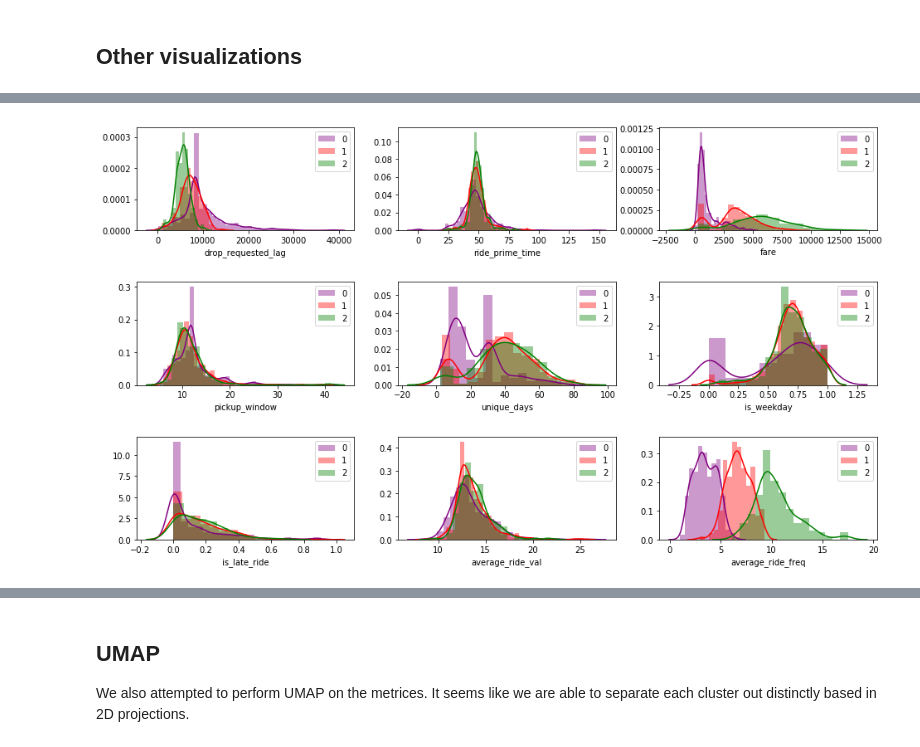
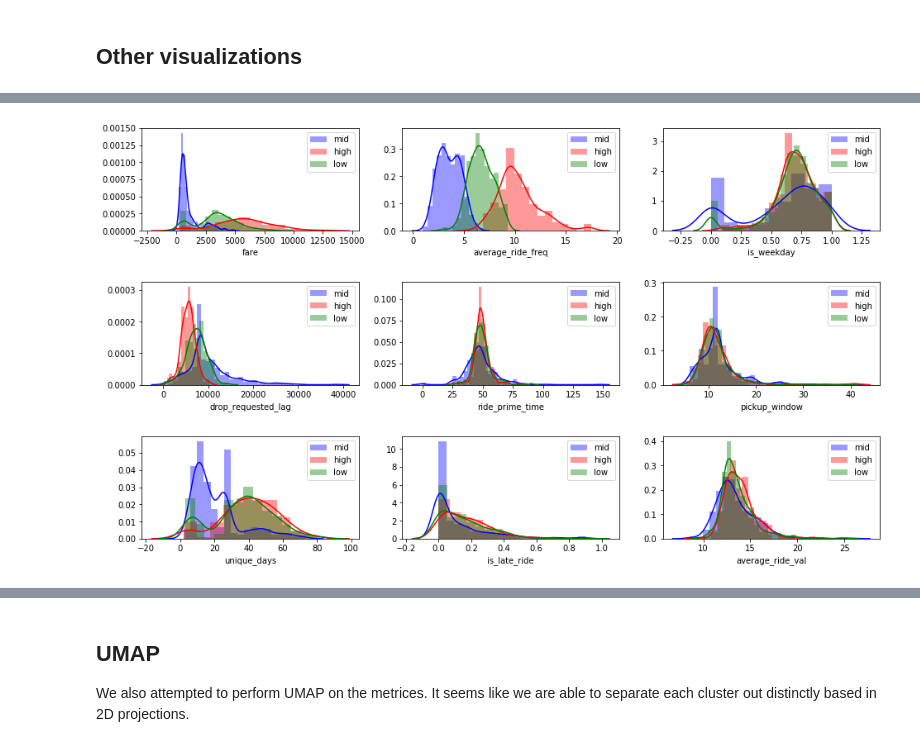
Before and after one commit to wjensheng/lyft, a Jupyter notebook: lyft_nb.ipynb, the cells around one changed output, grey strips where cells are left out. Cells and saved outputs as stored; diff of their text form; code cells hidden in the pictures.

```diff
--- a/lyft_nb.ipynb
+++ b/lyft_nb.ipynb
@@ -619,12 +711,6 @@ dtype: int64
 # %% [markdown]
 It is hard to decide a driver's `drop_requested_lag` if he or she does not have any record of ride in `ride_timestamps`. Hence, we decide to impute the `drop_requested_lag`'s `NaN`s as the mean of all `drop_requested_lag`. Same goes for all features that require entries in `ride_timestamps` for calculation.
 # %%
-ltv['driving_period'].fillna(ltv['driving_period'], inplace=True)
-
-ltv['drop_requested_lag'].fillna(ltv['drop_requested_lag'], inplace=True)
-
-ltv['pickup_window'].fillna(ltv['pickup_window'], inplace=True)
-
 ltv['unique_days'].fillna(ltv['unique_days'].mean(), inplace=True)
 ltv['unique_days'].replace(0, ltv['unique_days'].mean(), inplace=True)
 
@@ -690,7 +804,8 @@ lvt_matrix = ltv[base_metrics].values
 
 CLUSTERS = 3
 
-kmeans = KMeans(n_clusters=CLUSTERS, init='k-means++', n_init=40)
+kmeans = KMeans(n_clusters=CLUSTERS, init='k-means++', n_init=40,
+                random_state=937)
 kmeans.fit(lvt_matrix)
 
 clusters = kmeans.predict(lvt_matrix)
@@ -715,4 +830,13 @@ To further perform an anlysis on the other features we created, we create a list
 exclude = ['driver_id', 'ride_count', 'driving_period', 'average_val']
 metrics = [col for col in ltv.columns if col not in exclude]
 
-metrics
+metrics = [ 'fare',
+            'average_ride_freq',
+            'is_weekday',
+            'drop_requested_lag',
+            'ride_prime_time',
+            'pickup_window',
+            'unique_days',
+            'is_late_ride',
+            'average_ride_val',
+            'ltv']
@@ -769,18 +887,33 @@ fig.add_trace(go.Scatterpolar(
       r=radar_cluster(0)['r'],
       theta=radar_cluster(0)['theta'],
       fill='toself',
+    #     fillcolor = '#8A2BE2',
+    #    line =  dict(
+    #         color = '#8A2BE2',
+    #   ),
+    #   opacity=0.7,
       name='Cluster 0'
 ))
 fig.add_trace(go.Scatterpolar(
       r=radar_cluster(1)['r'],
       theta=radar_cluster(1)['theta'],
       fill='toself',
+    #     fillcolor = '#FF0000',
+    #   line =  dict(
+    #         color = '#FF0000'
+    #   ),
+    #   opacity=0.7,
       name='Cluster 1'
 ))
 fig.add_trace(go.Scatterpolar(
       r=radar_cluster(2)['r'],
       theta=radar_cluster(2)['theta'],
       fill='toself',
+    #   fillcolor = '#00FA9A',
+    #   line =  dict(
+    #         color = '#00FA9A',
+    #   ),
+    #   opacity=0.5,
       name='Cluster 2'
 ))
 
@@ -791,7 +924,7 @@ fig.update_layout(
       visible=True,
       range=[0, 0.8]
     )),
-  showlegend=False,
+  showlegend=True,
   title='Segment of drivers'
 )
 
@@ -897,15 +1032,15 @@ sns.heatmap(corr_mat, vmax=.8, square=True);
 # %%
 plt.figure(figsize=(16,40))
 for i, m in enumerate(metrics[:-1]):
     fig = plt.subplot(12, 3, i+1)
-    sns.distplot(ltv[ltv['clusters']==0][m],color ='purple')
+    sns.distplot(ltv[ltv['clusters']==0][m],color ='blue')
     sns.distplot(ltv[ltv['clusters']==1][m],color ='red')
     sns.distplot(ltv[ltv['clusters']==2][m],color ='green')
     plt.subplots_adjust(hspace=0.5)
-    fig.legend(labels=[0,1,2])
+    fig.legend(labels=['mid','high','low'])
 plt.show()
 # %% [output]
-[figure, old version]
+[figure, new version]
 # %%
 plt.figure(figsize=(20,40))
 for i, m in enumerate(metrics[:-1]):
```
Also changed, not shown: parts of 72 cells of this notebook, 1 other file.
